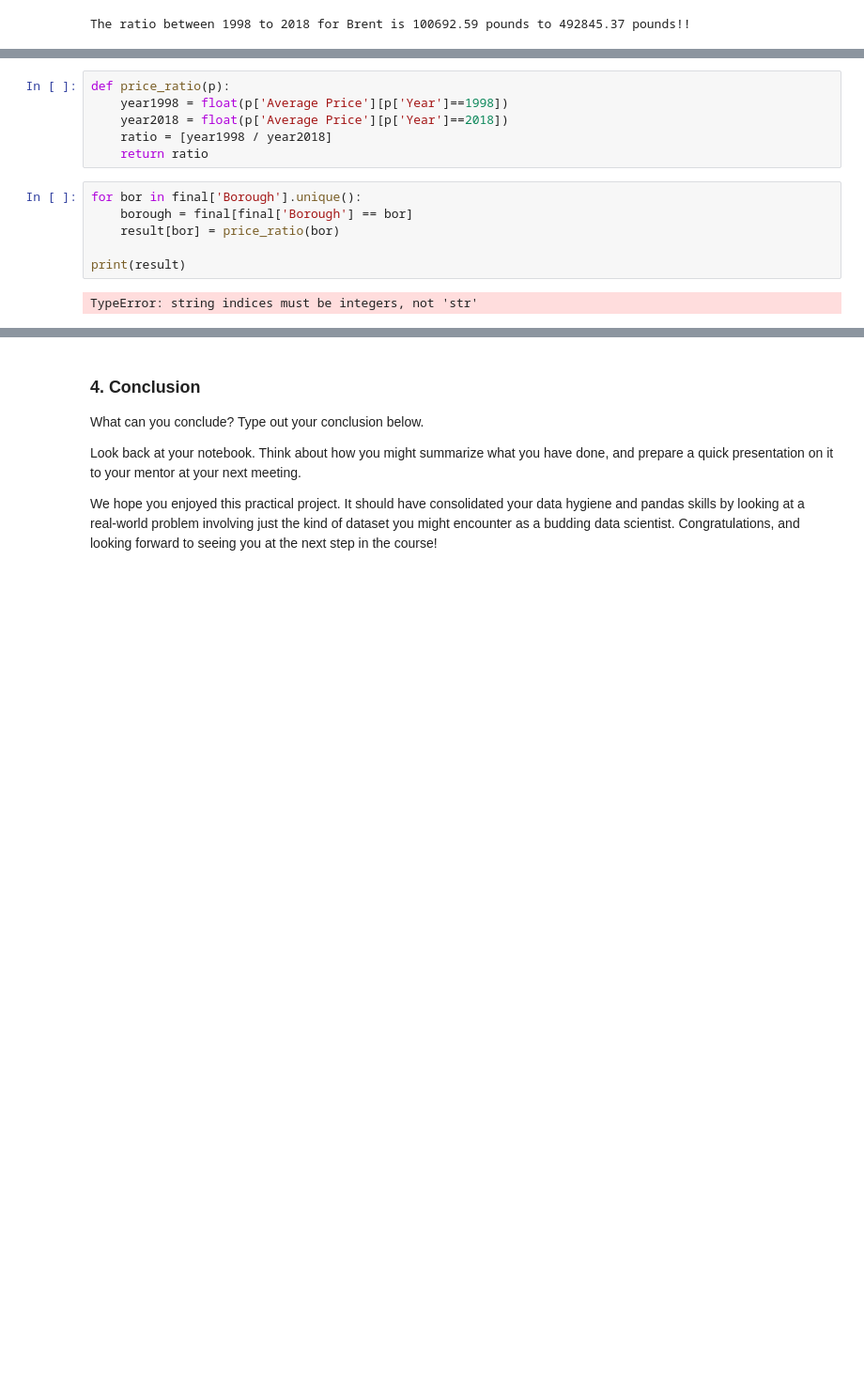
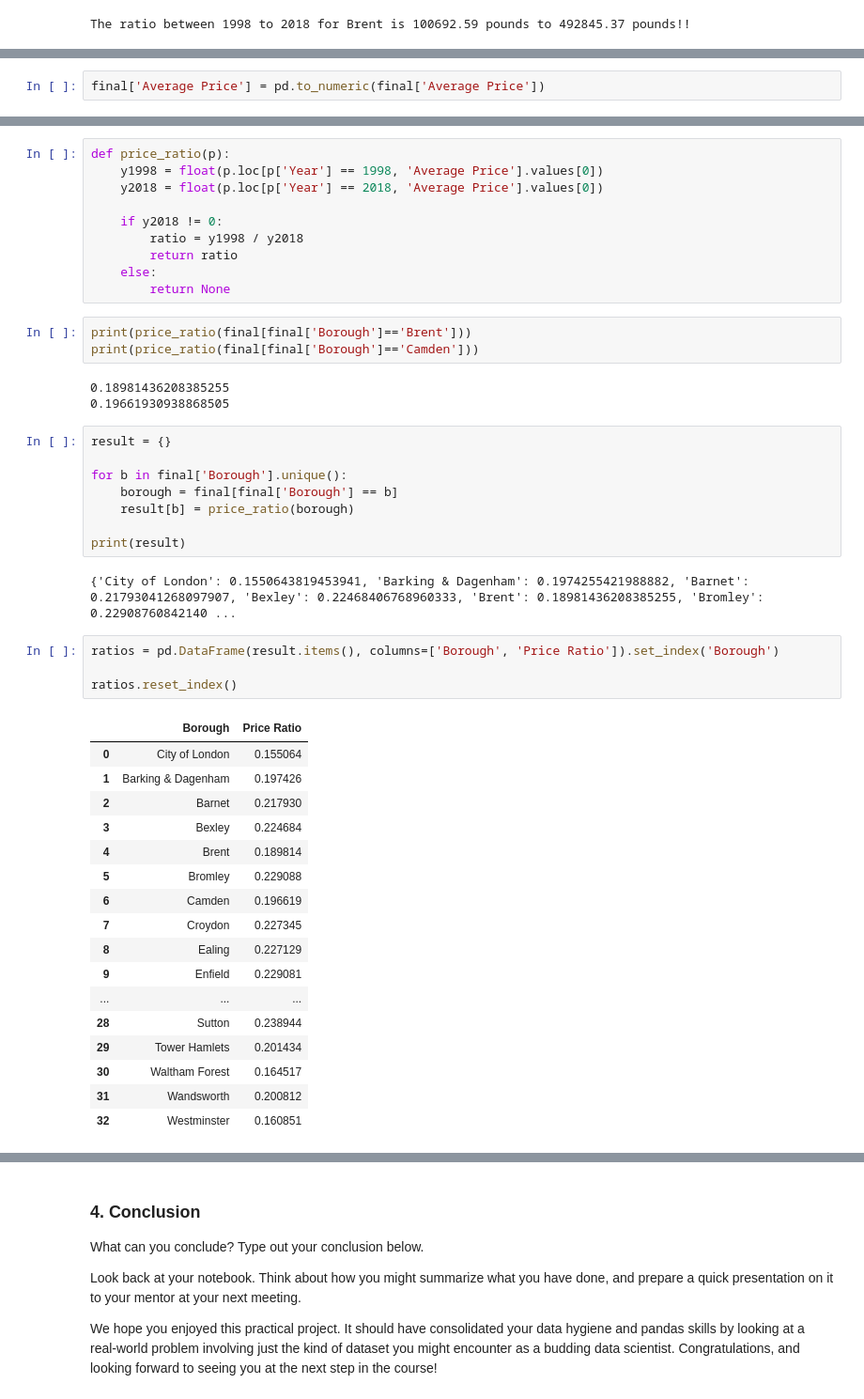
Before and after one commit to lvallest/project-m, a Jupyter notebook: Unit 4 Challenge - Tier 3.ipynb, the cells around one changed output, grey strips where cells are left out. Shown at 94% size. Cells and saved outputs as stored; diff of their text form; blank space fills up the shorter version.

```diff
--- a/Unit 4 Challenge - Tier 3.ipynb
+++ b/Unit 4 Challenge - Tier 3.ipynb
@@ -422,0 +418,2 @@ The ratio between 1998 to 2018 for Brent is 100692.59 pounds to 492845.37 pounds
+# %%
+final['Average Price'] = pd.to_numeric(final['Average Price'])
@@ -423,14 +440,48 @@ The ratio between 1998 to 2018 for Brent is 100692.59 pounds to 492845.37 pounds
 # %%
 def price_ratio(p):
-    year1998 = float(p['Average Price'][p['Year']==1998])
-    year2018 = float(p['Average Price'][p['Year']==2018])
-    ratio = [year1998 / year2018]
-    return ratio
+    y1998 = float(p.loc[p['Year'] == 1998, 'Average Price'].values[0])
+    y2018 = float(p.loc[p['Year'] == 2018, 'Average Price'].values[0])
+
+    if y2018 != 0:
+        ratio = y1998 / y2018
+        return ratio
+    else:
+        return None
+# %%
+print(price_ratio(final[final['Borough']=='Brent']))
+print(price_ratio(final[final['Borough']=='Camden']))
+# %% [output]
+0.18981436208385255
+0.19661930938868505
 # %%
-for bor in final['Borough'].unique():
-    borough = final[final['Borough'] == bor]
-    result[bor] = price_ratio(bor)
+result = {}
+
+for b in final['Borough'].unique():
+    borough = final[final['Borough'] == b]
+    result[b] = price_ratio(borough)
 
 print(result)
 # %% [output]
-TypeError: string indices must be integers, not 'str'
+{'City of London': 0.1550643819453941, 'Barking & Dagenham': 0.1974255421988882, 'Barnet': 0.21793041268097907, 'Bexley': 0.22468406768960333, 'Brent': 0.18981436208385255, 'Bromley': 0.22908760842140 ...
+# %%
+ratios = pd.DataFrame(result.items(), columns=['Borough', 'Price Ratio']).set_index('Borough')
+
+ratios.reset_index()
+# %% [output]
+|  | Borough | Price Ratio |
+| 0 | City of London | 0.155064 |
+| 1 | Barking & Dagenham | 0.197426 |
+| 2 | Barnet | 0.217930 |
+| 3 | Bexley | 0.224684 |
+| 4 | Brent | 0.189814 |
+| 5 | Bromley | 0.229088 |
+| 6 | Camden | 0.196619 |
+| 7 | Croydon | 0.227345 |
+| 8 | Ealing | 0.227129 |
+| 9 | Enfield | 0.229081 |
+| ... | ... | ... |
+| 28 | Sutton | 0.238944 |
+| 29 | Tower Hamlets | 0.201434 |
+| 30 | Waltham Forest | 0.164517 |
+| 31 | Wandsworth | 0.200812 |
+| 32 | Westminster | 0.160851 |
```
Also changed, not shown: parts of 7 cells of this notebook.
